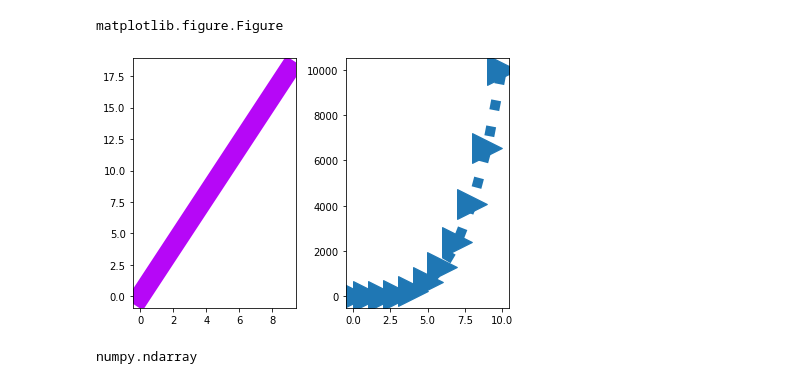
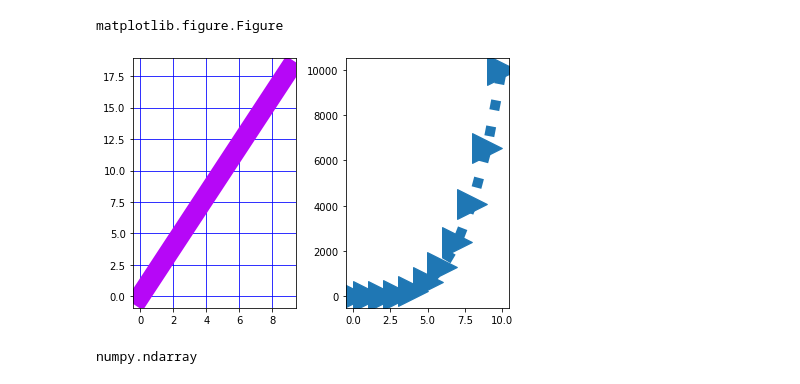
Before and after one commit to 1k2s3v/Data_Science_ML, a Jupyter notebook: Mat_plot_lib/123.ipynb, the cells around one changed output. Drawn from its saved outputs; the diff is of its cells as text; code cells hidden in the pictures.

```diff
--- a/Mat_plot_lib/123.ipynb
+++ b/Mat_plot_lib/123.ipynb
@@ -240,12 +240,13 @@ y = 2 *x
 # %%
 fig,axis = plt.subplots(nrows=1,ncols=2)
 
 
 axis[0].plot(x,y, color = '#b607f7', lw=20)
 axis[1].plot(a,b, linewidth = 10,linestyle=':', marker='>', markersize = 30 )
+axis[0].grid(color = 'b')
 plt.tight_layout()
 # %% [output]
-[figure, old version]
+[figure, new version]
 # %%
 type(axis)
 # %% [output]
```
Also changed, not shown: 2 other files.
